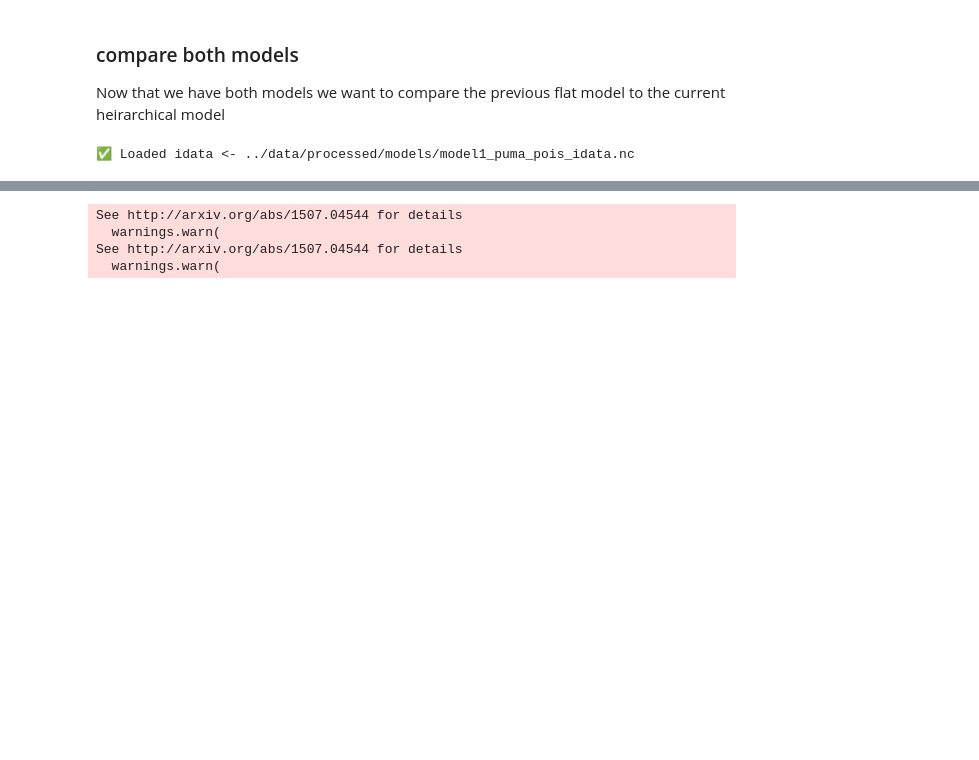
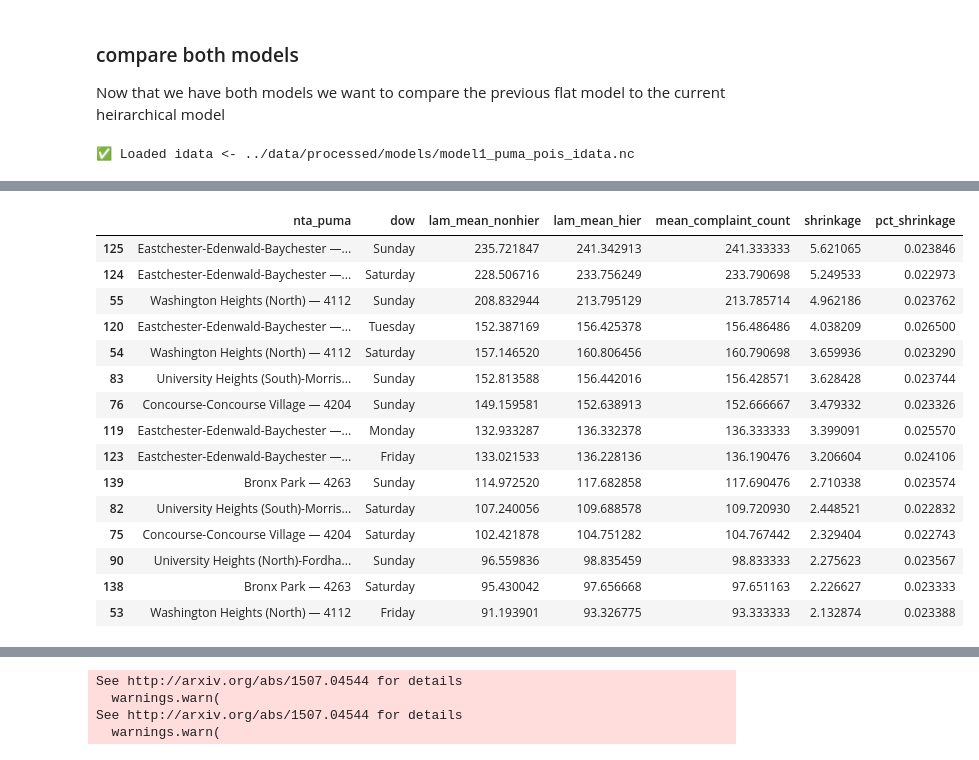
Before and after one commit to mosesmc52/nyc-311-bayesian-noise-models, a Jupyter notebook: notebooks/3_sharing_information_across_neighborhoods.ipynb, the cells around one changed output, grey strips where cells are left out. Drawn from its saved outputs; the diff is of its cells as text; code cells hidden in the pictures; blank space fills up the shorter version.

```diff
--- a/notebooks/3_sharing_information_across_neighborhoods.ipynb
+++ b/notebooks/3_sharing_information_across_neighborhoods.ipynb
@@ -196,0 +313,32 @@ idata_puma_pois = load_idata("../data/processed/models/model1_puma_pois_idata.nc
+# %%
+
+# --- Optional: inspect the strongest shrinkage cases
+
+df_shrink.sort_values("abs_shrinkage", ascending=False)[
+    [
+        "nta_puma",
+        "dow",
+        "lam_mean_nonhier",
+        "lam_mean_hier",
+        "mean_complaint_count",
+        "shrinkage",
+        "pct_shrinkage",
+    ]
+].head(15)
+# %% [output]
+|  | nta_puma | dow | lam_mean_nonhier | lam_mean_hier | mean_complaint_count | shrinkage | pct_shrinkage |
+| 125 | Eastchester-Edenwald-Baychester —... | Sunday | 235.721847 | 241.342913 | 241.333333 | 5.621065 | 0.023846 |
+| 124 | Eastchester-Edenwald-Baychester —... | Saturday | 228.506716 | 233.756249 | 233.790698 | 5.249533 | 0.022973 |
+| 55 | Washington Heights (North) — 4112 | Sunday | 208.832944 | 213.795129 | 213.785714 | 4.962186 | 0.023762 |
+| 120 | Eastchester-Edenwald-Baychester —... | Tuesday | 152.387169 | 156.425378 | 156.486486 | 4.038209 | 0.026500 |
+| 54 | Washington Heights (North) — 4112 | Saturday | 157.146520 | 160.806456 | 160.790698 | 3.659936 | 0.023290 |
+| 83 | University Heights (South)-Morris... | Sunday | 152.813588 | 156.442016 | 156.428571 | 3.628428 | 0.023744 |
+| 76 | Concourse-Concourse Village — 4204 | Sunday | 149.159581 | 152.638913 | 152.666667 | 3.479332 | 0.023326 |
+| 119 | Eastchester-Edenwald-Baychester —... | Monday | 132.933287 | 136.332378 | 136.333333 | 3.399091 | 0.025570 |
+| 123 | Eastchester-Edenwald-Baychester —... | Friday | 133.021533 | 136.228136 | 136.190476 | 3.206604 | 0.024106 |
+| 139 | Bronx Park — 4263 | Sunday | 114.972520 | 117.682858 | 117.690476 | 2.710338 | 0.023574 |
+| 82 | University Heights (South)-Morris... | Saturday | 107.240056 | 109.688578 | 109.720930 | 2.448521 | 0.022832 |
+| 75 | Concourse-Concourse Village — 4204 | Saturday | 102.421878 | 104.751282 | 104.767442 | 2.329404 | 0.022743 |
+| 90 | University Heights (North)-Fordha... | Sunday | 96.559836 | 98.835459 | 98.833333 | 2.275623 | 0.023567 |
+| 138 | Bronx Park — 4263 | Saturday | 95.430042 | 97.656668 | 97.651163 | 2.226627 | 0.023333 |
+| 53 | Washington Heights (North) — 4112 | Friday | 91.193901 | 93.326775 | 93.333333 | 2.132874 | 0.023388 |
```
Also changed, not shown: parts of 13 cells of this notebook.
